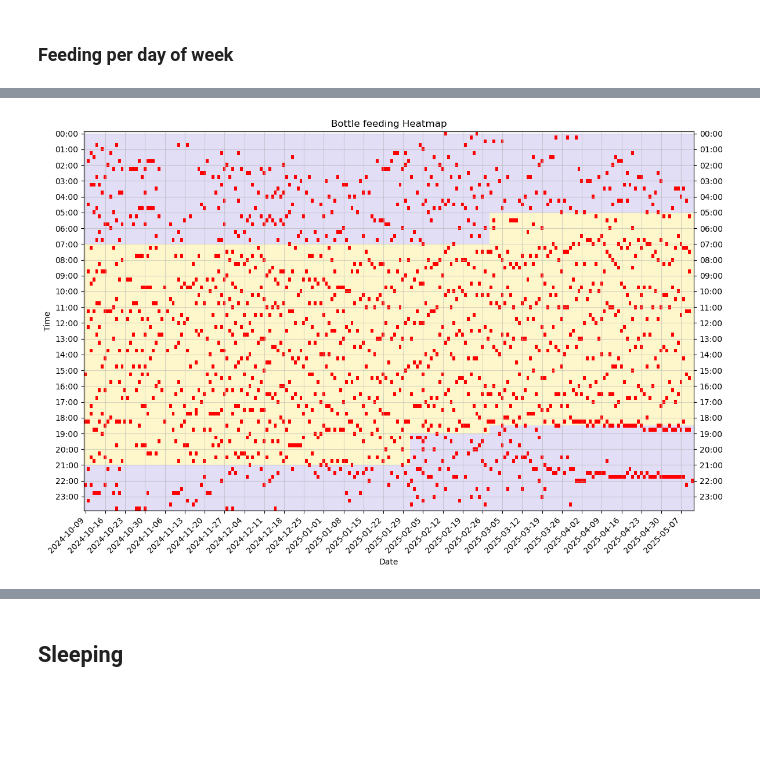
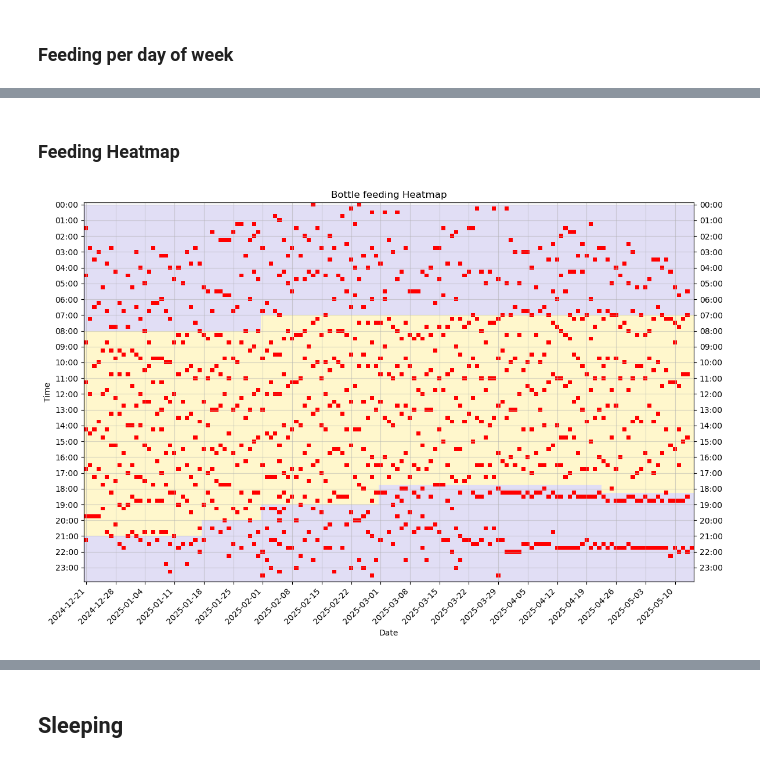
Before and after one commit to deividribeiro/baby_growth_tracking, a Jupyter notebook: mybaby.ipynb, the cells around one changed output, grey strips where cells are left out. Saved outputs shown, nothing was run; the diff lists cells and outputs as text; code cells hidden in the pictures; blank space fills up the shorter version.

Commit message:
New data and updated sleep windows

```diff
--- a/mybaby.ipynb
+++ b/mybaby.ipynb
@@ -262,6 +264,16 @@ plt.savefig("figures/average_feeding_instance_week_day_night.png")
 # %%
 df = get_type_data(full_df, 'bottle')
 date_range = pd.date_range(start=df['enteredDate'].min().date(), end=df['enteredDate'].max().date())
+# %% [markdown]
+### Feeding Heatmap
+# %%
+TIME_PERIODS = [
+    ("2024-10-01", "2025-01-17", "21:00:00", "08:00:00"),
+    ("2025-01-18", "2025-01-31", "20:00:00", "08:00:00"),
+    ("2025-02-01", "2025-02-28", "19:00:00", "07:00:00"),
+    ("2025-03-01", "2025-04-22", "17:45:00", "07:00:00"),
+    ("2025-04-23", "2025-12-31", "18:15:00", "07:00:00")
+]
 # %%
 # Assuming you have a DataFrame 'df' with columns 'leftStart' and 'leftEnd'
 # If not, you can create a sample DataFrame like this:
@@ -271,8 +283,8 @@ date_range = pd.date_range(start=df['enteredDate'].min().date(), end=df['entered
 # })
 
 # Create a date range for x-axis
-# filtered_df = filter_date_range(full_df, 'leftStart', '2025-03-01', '2025-03-06')
-df = get_type_data(full_df, 'bottle')
+filtered_df = filter_date_range(full_df, 'enteredDate', '2024-12-21', '2025-05-15')
+df = get_type_data(filtered_df, 'bottle')
 date_range = pd.date_range(start=df['enteredDate'].min().date(), end=df['enteredDate'].max().date())
 
 # Create time range for y-axis (24 hours, in 15-minute intervals)
@@ -376,34 +388,34 @@ im = ax.imshow(heatmap_data, aspect='auto', cmap=cmap, interpolation='nearest')
 # Set x-axis ticks and labels
 num_dates = len(date_range)
 tick_interval = morning_decimal_hour  #num_dates // 25 # Use integer division to get 1/4 of the ticks
 tick_positions = np.arange(0, num_dates, tick_interval, dtype=int)
 ax.set_xticks(tick_positions)
 ax.set_xticklabels([date_range[i].strftime('%Y-%m-%d') for i in tick_positions], rotation=45, ha='right')
 
 # Set y-axis ticks and labels (every hour)
 hour_indices = np.arange(0, len(time_range), 4)
 ax.set_yticks(hour_indices)
 ax.set_yticklabels([t.strftime('%H:%M') for t in time_range[hour_indices]])
 
 ax2 = ax.twinx()  # Create twin axis on the right side
 ax2.set_yticks(ax.get_yticks())  # Copy the y-ticks from left axis
 ax2.set_yticklabels(ax.get_yticklabels())  # Copy the y-tick labels
 ax2.set_ylim(ax.get_ylim())
 
 ax.grid(True, alpha=0.5)
 
 # Set labels and title
 ax.set_xlabel('Date')
 ax.set_ylabel('Time')
 ax.set_title('Bottle feeding Heatmap')
 
 # Adjust layout and display the plot
 plt.tight_layout()
 
 plt.savefig("figures/bottle_map.png")
 plt.show()
 # %% [output]
-[figure, old version]
+[figure, new version]
 # %%
 # Function to limit the display to a specific date range
 
```
Also changed, not shown: parts of 31 cells of this notebook, 20 other files.
